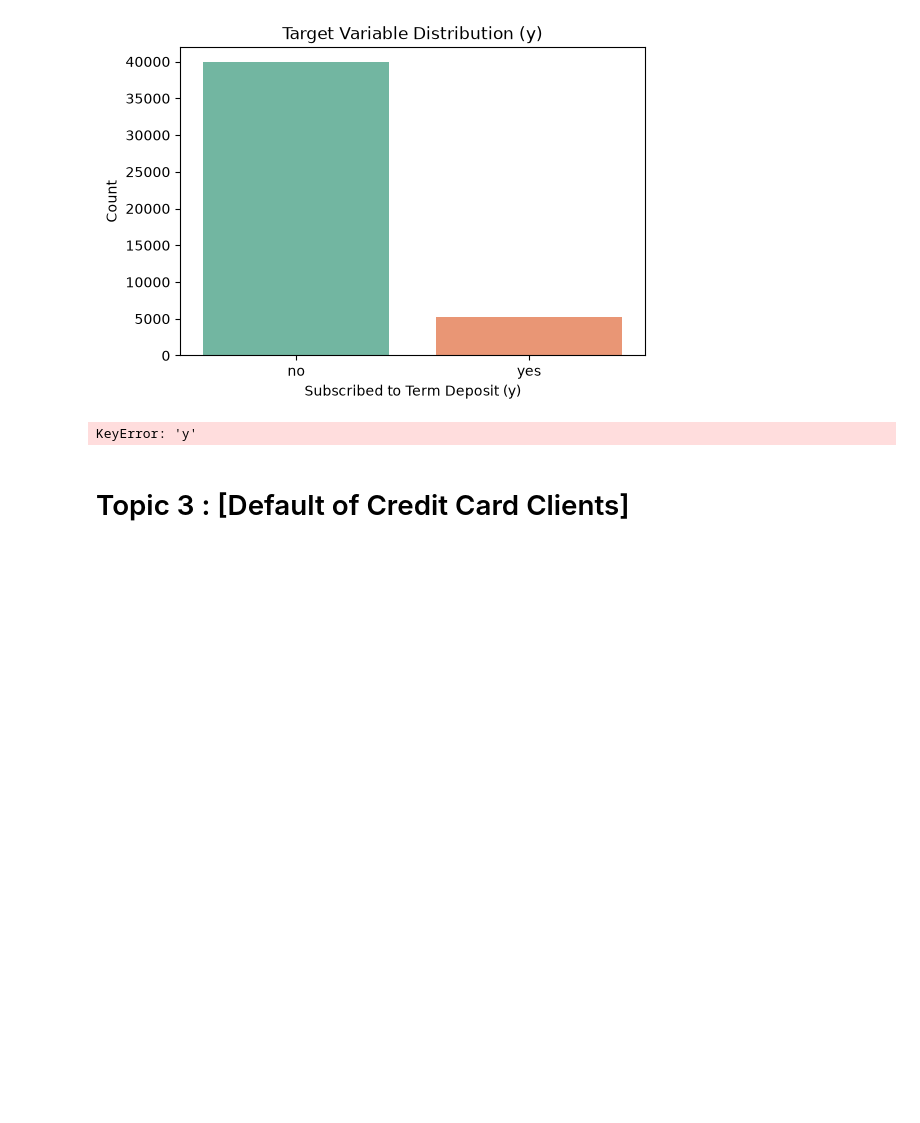
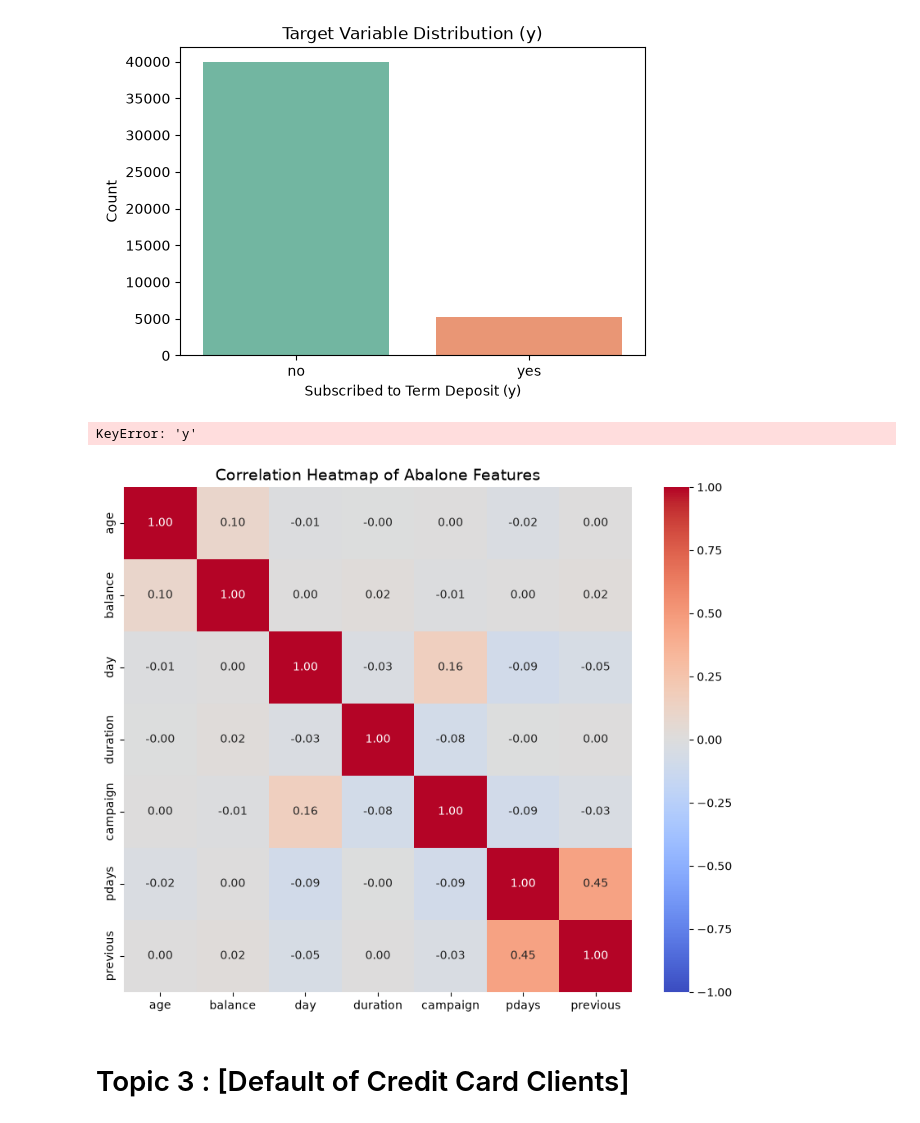
Before and after one commit to zah202raa-stack/labs, a Jupyter notebook: Capstone Project/1. Lightning Talk #1/lightning-talk-notebook.ipynb, the cells around one changed output. Cells and saved outputs as stored; diff of their text form; code cells hidden in the pictures; blank space fills up the shorter version.

```diff
--- a/Capstone Project/1. Lightning Talk #1/lightning-talk-notebook.ipynb
+++ b/Capstone Project/1. Lightning Talk #1/lightning-talk-notebook.ipynb
@@ -1013,6 +1020,24 @@ Passing `palette` without assigning `hue` is deprecated and will be removed in v
   sns.countplot(data=df2, x='y', palette='Set2')  # Changed df2 to df
 [figure]
 KeyError: 'y'
+# %%
+plt.figure(figsize=(10, 8))
+
+# Select only the numeric columns for correlation (drops 'Sex')
+numeric_cols = df2.select_dtypes(include=['float64', 'int64'])
+# Generate the heatmap
+sns.heatmap(
+    numeric_cols.corr(),
+    annot=True,          # Prints the exact correlation numbers
+    cmap='coolwarm',     # Blue for negative correlation, Red for positive
+    fmt=".2f",           # Rounds numbers to 2 decimal places
+    vmin=-1, vmax=1      # Sets the scale from -1 to 1
+    ,
+)
+plt.title("Correlation Heatmap of Abalone Features", fontsize=14)
+plt.show()
+# %% [output]
+[figure, added]
 # %%
 1# What is your target column and what does it represent?
 2# Is your target categorical or continuous? is it balanced (Plot the distribution)?
```
Also changed, not shown: parts of 7 cells of this notebook, 1 other file.
